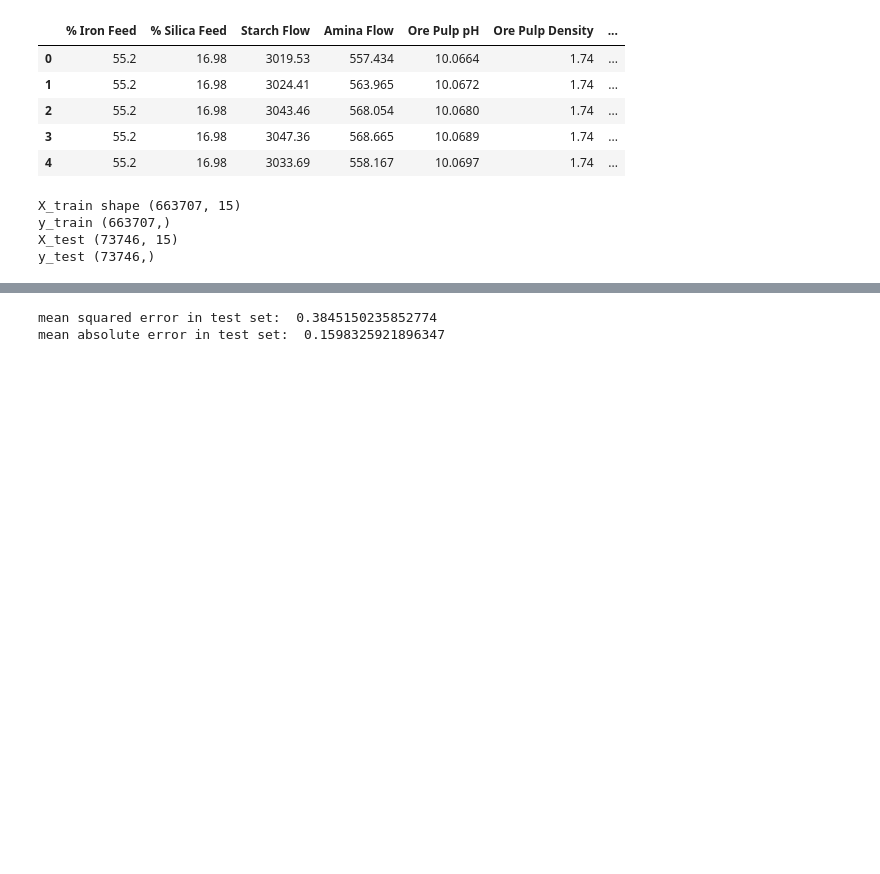
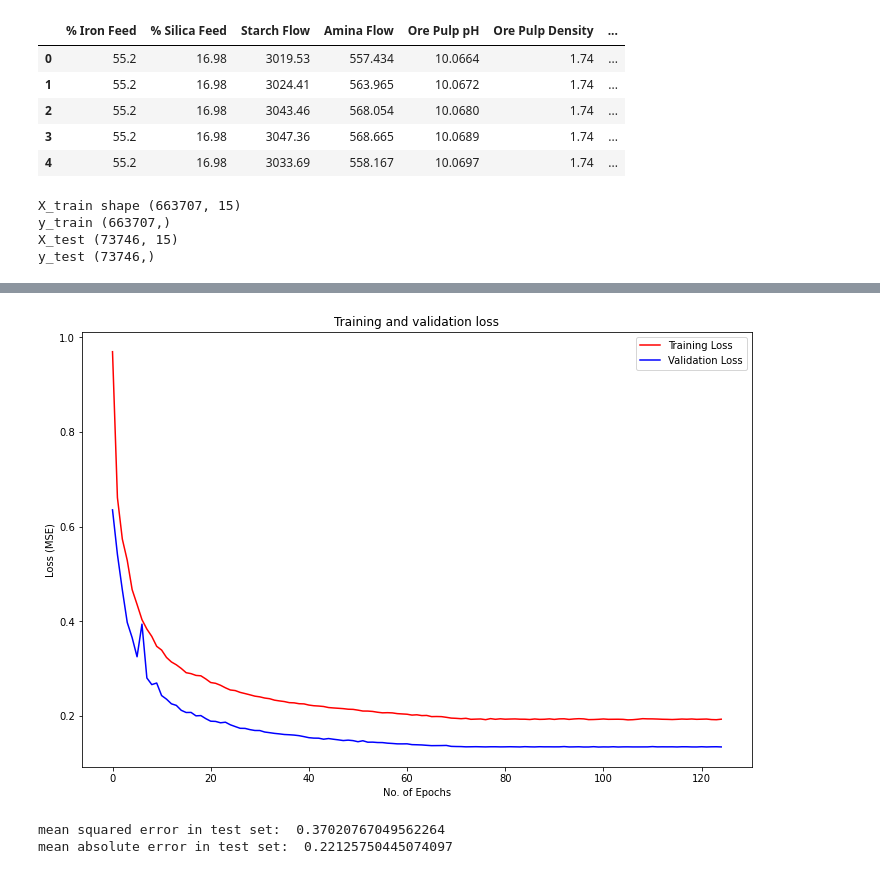
Before and after one commit to galib96/quality-prediction-mining, a Jupyter notebook: quality_prediction_mining_iron.ipynb, the cells around one changed output, grey strips where cells are left out. Cells and saved outputs as stored; diff of their text form; code cells hidden in the pictures; blank space fills up the shorter version.

Commit message:
ANN model built and evaluated

```diff
--- a/quality_prediction_mining_iron.ipynb
+++ b/quality_prediction_mining_iron.ipynb
@@ -245,7 +398,30 @@ mean absolute error in training set:  0.0012884392279760742
+# %%
+# result of the model training
+
+loss = history.history['loss']
+val_loss = history.history['val_loss']
+
+epochs = range(len(loss))
+
+plt.figure(figsize=(12,8))
+
+plt.plot(epochs, loss, 'r', label='Training Loss')
+plt.plot(epochs, val_loss, 'b', label='Validation Loss')
+plt.title('Training and validation loss')
+plt.xlabel('No. of Epochs')
+plt.ylabel('Loss (MSE)')
+plt.legend()
+
+#plt.savefig('/content'+'/ANN Training and Validation Loss - '+'LH Borderline 1.png',dpi=300) ##########
+
+plt.show()
+# %% [output]
+[figure, added]
 # %%
-y_pred = knn_model.predict(X_test)
+model.load_weights(checkpoint_path)
+y_pred = model.predict(X_test)
 print("mean squared error in test set: ", mean_squared_error(y_test, y_pred, squared=False))
 print("mean absolute error in test set: ", mean_absolute_error(y_test, y_pred))
 # %% [output]
-mean squared error in test set:  0.3845150235852774
-mean absolute error in test set:  0.1598325921896347
+mean squared error in test set:  0.37020767049562264
+mean absolute error in test set:  0.22125750445074097
```
Also changed, not shown: parts of 15 cells of this notebook.
